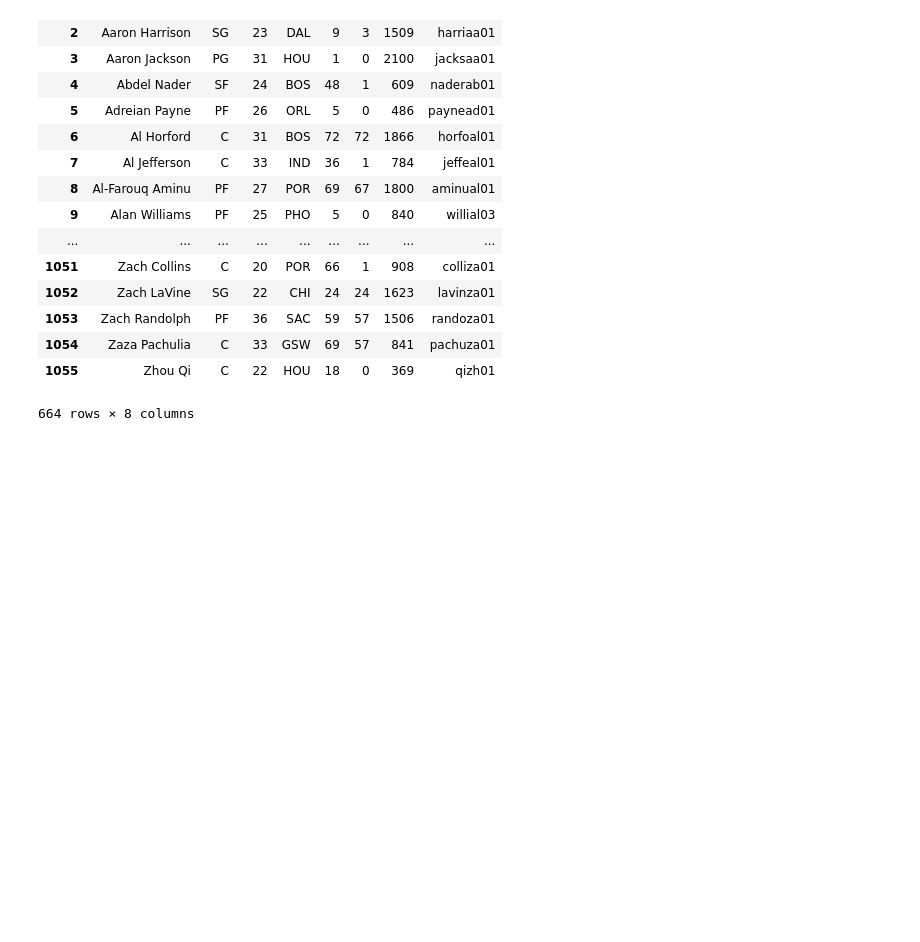
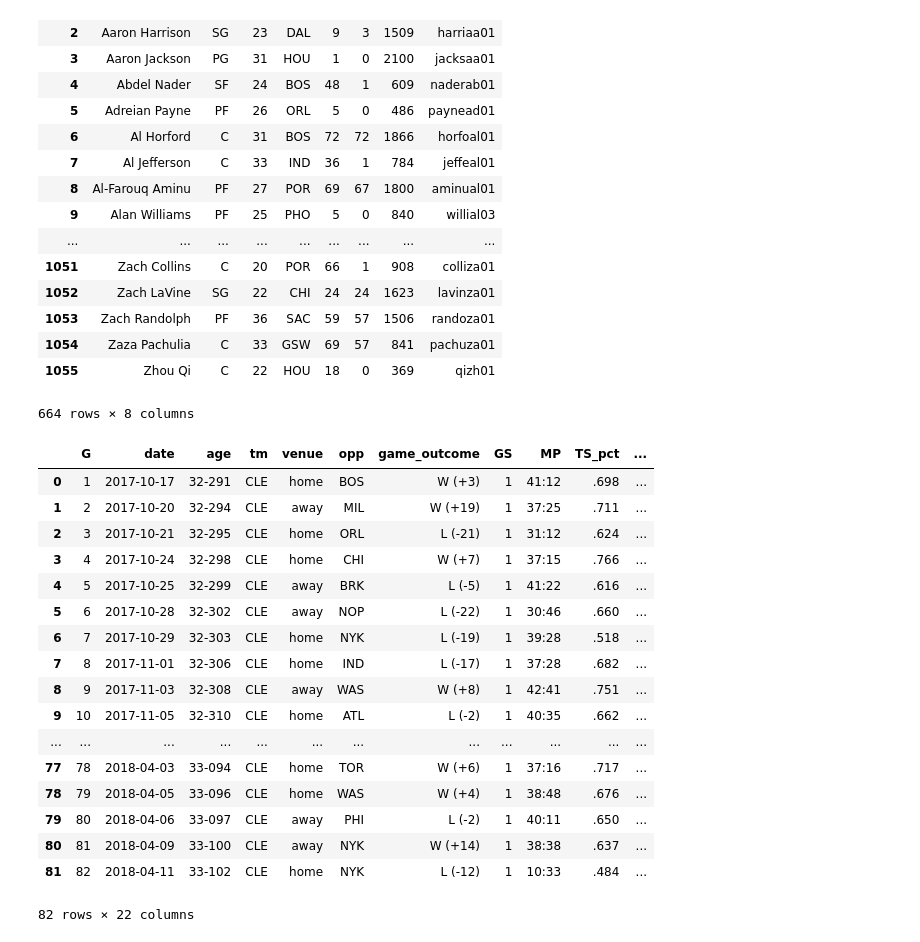
Before and after one commit to meirelon/nba-optimize, a Jupyter notebook: scrape_foos/dev.ipynb, the cells around one changed output. Drawn from its saved outputs; the diff is of its cells as text; code cells hidden in the pictures; blank space fills up the shorter version.

```diff
--- a/scrape_foos/dev.ipynb
+++ b/scrape_foos/dev.ipynb
@@ -74,0 +103,23 @@ tmp
+# %%
+url = 'https://www.basketball-reference.com/players/{first_letter}/{bbrefID}/gamelog-advanced/2018/'.format(first_letter = bbrefID[0], bbrefID=bbrefID)
+
+r = get_request(url)
+all_tags = bs(r.content, "html.parser")
+
+tbl = all_tags.find("table", attrs={"class" : "row_summable sortable stats_table"})
+tbl_rows = tbl.find_all('tr')
+line = []
+for tr in tbl_rows:
+    td = tr.find_all('td')
+    row = [tr.text for tr in td]
+    line.append(row)
+
+df = pd.DataFrame(line).iloc[1:,:]
+game_log_cols = ['G', 'date', 'age', 'tm', 'is_away', 'opp', 'game_outcome', 'GS', 'MP', "TS_pct", "eFG_pct", "ORB_pct",
+                "DRB_pct", "TRB_pct", "AST_pct", "STL_pct", "BLK_pct", "TOV_pct", "USG_pct", "ORtg", "DRtg", "GmSc"]
+df.columns = game_log_cols
+df = df[df['G'] != ''].dropna(axis=0).reset_index().iloc[:,1:]
+
+df['is_away'] = np.where(df['is_away'] == '@', 'away', 'home')
+# %%
+bbrefID = 'arizatr01'
@@ -74,0 +176,25 @@ tmp
+# %%
+game_log_scrape = bbrefGameLogs(year=2018)
+# %%
+tmp = game_log_scrape.get_player_game_logs(bbrefID='jamesle01', game_log_type='advanced')
+# %%
+tmp
+# %% [output]
+|  | G | date | age | tm | venue | opp | game_outcome | GS | MP | TS_pct | ... |
+| 0 | 1 | 2017-10-17 | 32-291 | CLE | home | BOS | W (+3) | 1 | 41:12 | .698 | ... |
+| 1 | 2 | 2017-10-20 | 32-294 | CLE | away | MIL | W (+19) | 1 | 37:25 | .711 | ... |
+| 2 | 3 | 2017-10-21 | 32-295 | CLE | home | ORL | L (-21) | 1 | 31:12 | .624 | ... |
+| 3 | 4 | 2017-10-24 | 32-298 | CLE | home | CHI | W (+7) | 1 | 37:15 | .766 | ... |
+| 4 | 5 | 2017-10-25 | 32-299 | CLE | away | BRK | L (-5) | 1 | 41:22 | .616 | ... |
+| 5 | 6 | 2017-10-28 | 32-302 | CLE | away | NOP | L (-22) | 1 | 30:46 | .660 | ... |
+| 6 | 7 | 2017-10-29 | 32-303 | CLE | home | NYK | L (-19) | 1 | 39:28 | .518 | ... |
+| 7 | 8 | 2017-11-01 | 32-306 | CLE | home | IND | L (-17) | 1 | 37:28 | .682 | ... |
+| 8 | 9 | 2017-11-03 | 32-308 | CLE | away | WAS | W (+8) | 1 | 42:41 | .751 | ... |
+| 9 | 10 | 2017-11-05 | 32-310 | CLE | home | ATL | L (-2) | 1 | 40:35 | .662 | ... |
+| ... | ... | ... | ... | ... | ... | ... | ... | ... | ... | ... | ... |
+| 77 | 78 | 2018-04-03 | 33-094 | CLE | home | TOR | W (+6) | 1 | 37:16 | .717 | ... |
+| 78 | 79 | 2018-04-05 | 33-096 | CLE | home | WAS | W (+4) | 1 | 38:48 | .676 | ... |
+| 79 | 80 | 2018-04-06 | 33-097 | CLE | away | PHI | L (-2) | 1 | 40:11 | .650 | ... |
+| 80 | 81 | 2018-04-09 | 33-100 | CLE | away | NYK | W (+14) | 1 | 38:38 | .637 | ... |
+| 81 | 82 | 2018-04-11 | 33-102 | CLE | home | NYK | L (-12) | 1 | 10:33 | .484 | ... |
+82 rows × 22 columns
```
Also changed, not shown: parts of 3 cells of this notebook, 3 other files.
